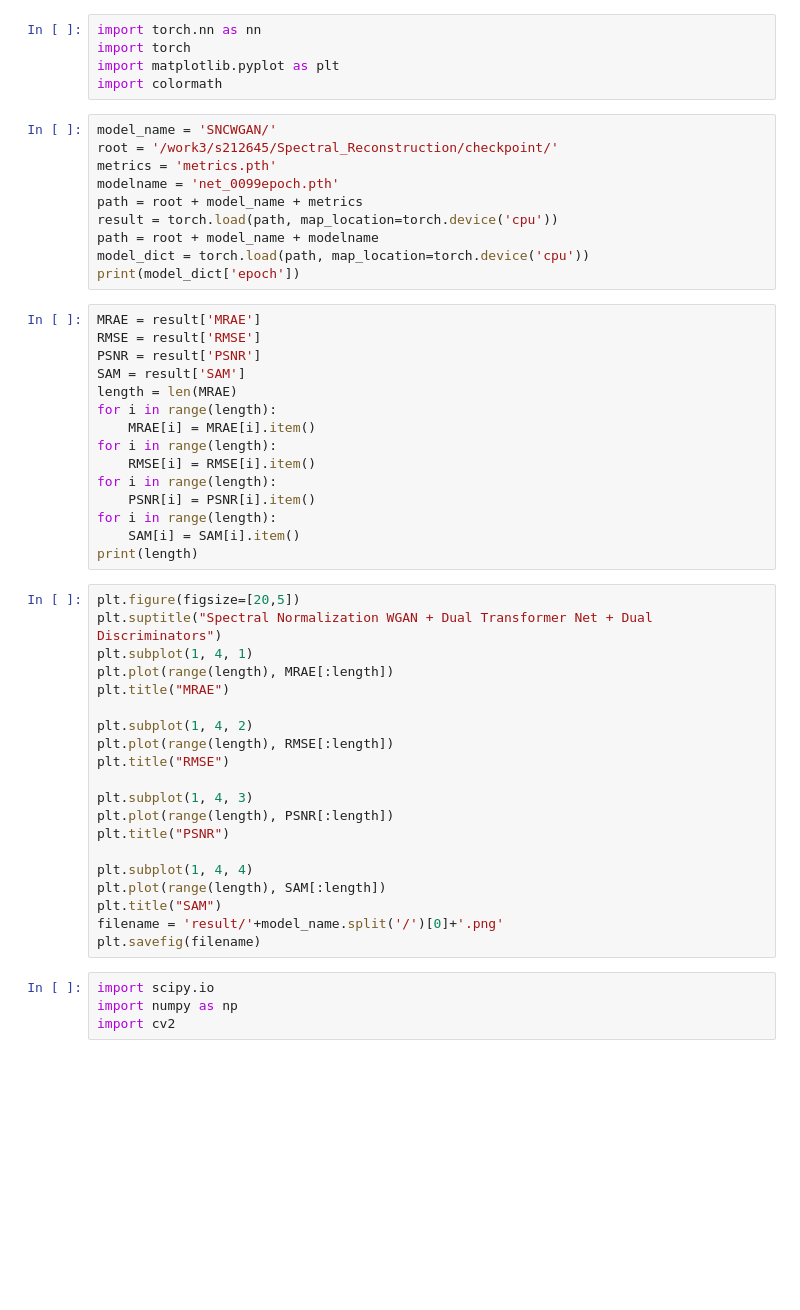
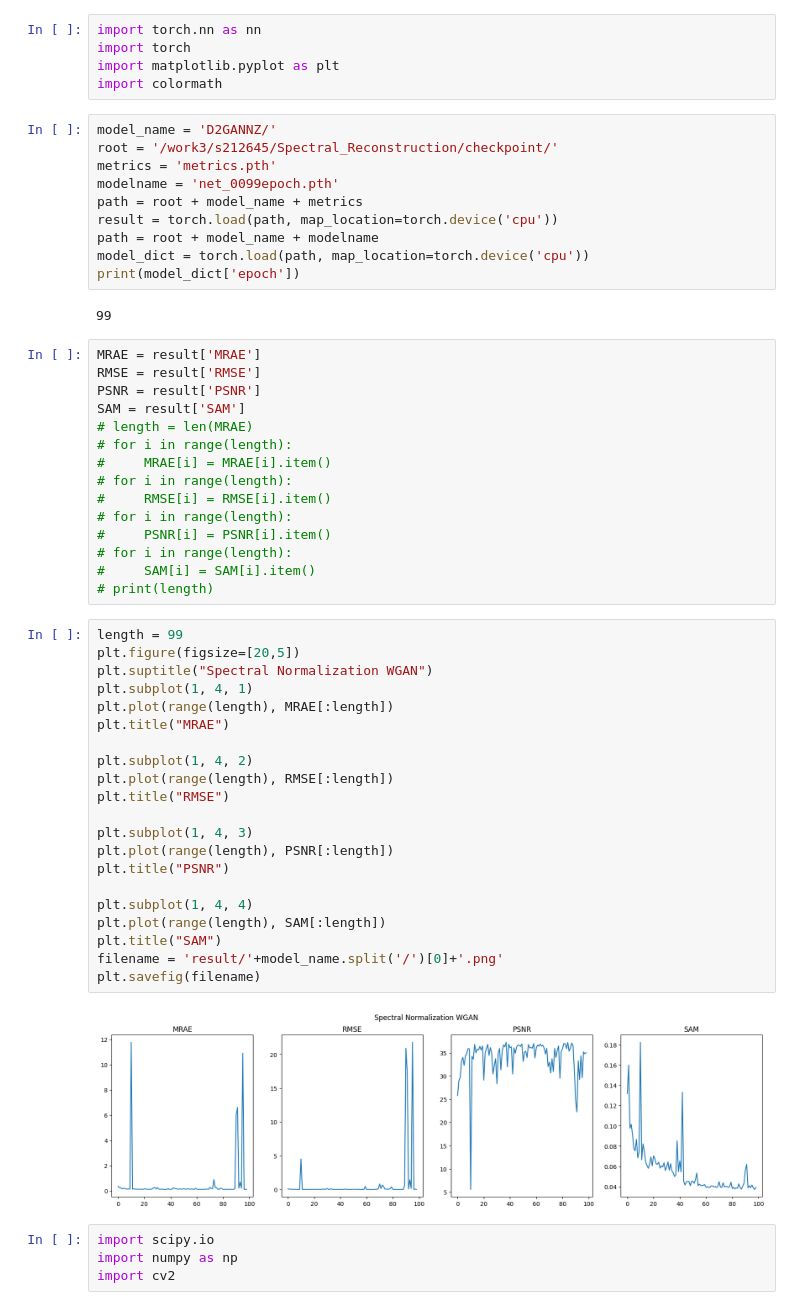
Before and after one commit to Karl-Liu-ch/Spectral_Reconstruction, a Jupyter notebook: visualization.ipynb, the cells around one changed output. Saved outputs shown, nothing was run; the diff lists cells and outputs as text; blank space fills up the shorter version.

```diff
--- a/visualization.ipynb
+++ b/visualization.ipynb
@@ -4,7 +4,7 @@ import torch
 import matplotlib.pyplot as plt
 import colormath
 # %%
-model_name = 'SNCWGAN/'
+model_name = 'D2GANNZ/'
 root = '/work3/s212645/Spectral_Reconstruction/checkpoint/'
 metrics = 'metrics.pth'
 modelname = 'net_0099epoch.pth'
@@ -13,41 +13,46 @@ result = torch.load(path, map_location=torch.device('cpu'))
 path = root + model_name + modelname
 model_dict = torch.load(path, map_location=torch.device('cpu'))
 print(model_dict['epoch'])
+# %% [output]
+99
 # %%
 MRAE = result['MRAE']
 RMSE = result['RMSE']
 PSNR = result['PSNR']
 SAM = result['SAM']
-length = len(MRAE)
-for i in range(length):
-    MRAE[i] = MRAE[i].item()
-for i in range(length):
-    RMSE[i] = RMSE[i].item()
-for i in range(length):
-    PSNR[i] = PSNR[i].item()
-for i in range(length):
-    SAM[i] = SAM[i].item()
-print(length)
+# length = len(MRAE)
+# for i in range(length):
+#     MRAE[i] = MRAE[i].item()
+# for i in range(length):
+#     RMSE[i] = RMSE[i].item()
+# for i in range(length):
+#     PSNR[i] = PSNR[i].item()
+# for i in range(length):
+#     SAM[i] = SAM[i].item()
+# print(length)
 # %%
+length = 99
 plt.figure(figsize=[20,5])
-plt.suptitle("Spectral Normalization WGAN + Dual Transformer Net + Dual Discriminators")
+plt.suptitle("Spectral Normalization WGAN")
 plt.subplot(1, 4, 1)
 plt.plot(range(length), MRAE[:length])
 plt.title("MRAE")
 
 plt.subplot(1, 4, 2)
 plt.plot(range(length), RMSE[:length])
 plt.title("RMSE")
 
 plt.subplot(1, 4, 3)
 plt.plot(range(length), PSNR[:length])
 plt.title("PSNR")
 
 plt.subplot(1, 4, 4)
 plt.plot(range(length), SAM[:length])
 plt.title("SAM")
 filename = 'result/'+model_name.split('/')[0]+'.png'
 plt.savefig(filename)
+# %% [output]
+[figure, added]
 # %%
 import scipy.io
 import numpy as np
```
Also changed, not shown: parts of 13 cells of this notebook, 21 other files.
